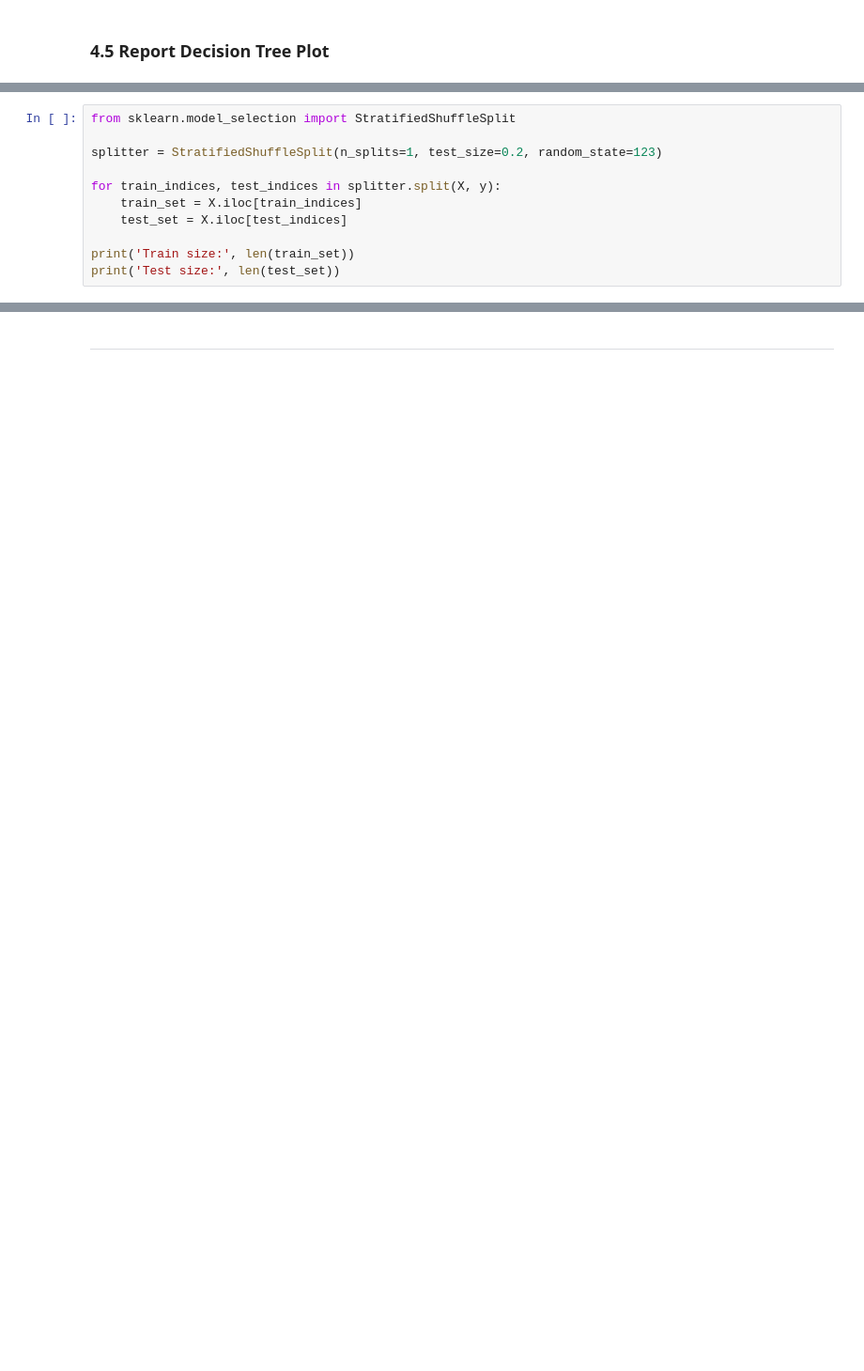
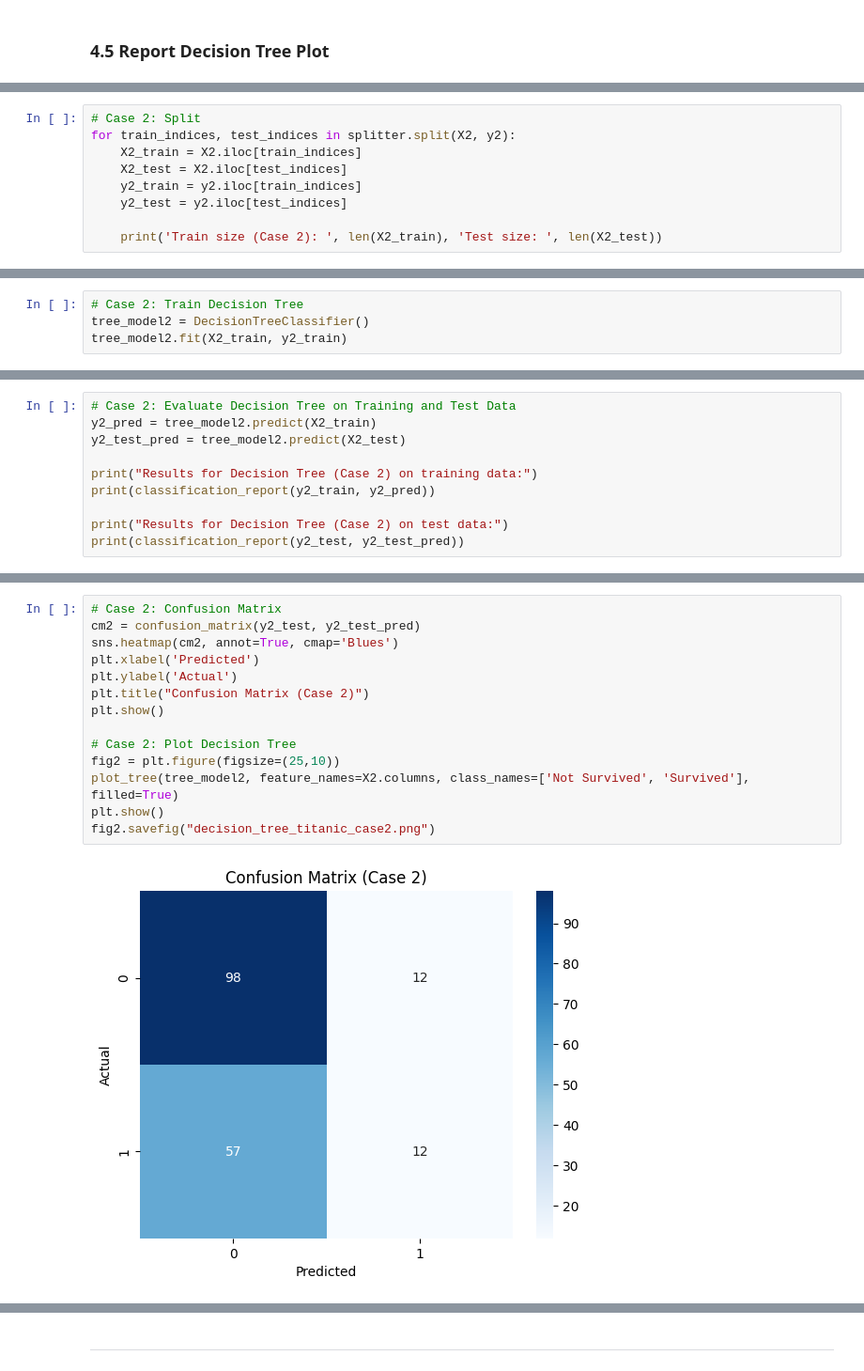
Before and after one commit to SchroderJ-pixel/applied-ml-justin, a Jupyter notebook: lab03/ml03_justin.ipynb, the cells around one changed output, grey strips where cells are left out. Shown at 94% size. Cells and saved outputs as stored; diff of their text form; blank space fills up the shorter version.

```diff
--- a/lab03/ml03_justin.ipynb
+++ b/lab03/ml03_justin.ipynb
@@ -206,12 +195,10 @@ Test size: 179
 # %%
-from sklearn.model_selection import StratifiedShuffleSplit
+# Case 2: Split
+for train_indices, test_indices in splitter.split(X2, y2):
+    X2_train = X2.iloc[train_indices]
+    X2_test = X2.iloc[test_indices]
+    y2_train = y2.iloc[train_indices]
+    y2_test = y2.iloc[test_indices]
 
-splitter = StratifiedShuffleSplit(n_splits=1, test_size=0.2, random_state=123)
-
-for train_indices, test_indices in splitter.split(X, y):
-    train_set = X.iloc[train_indices]
-    test_set = X.iloc[test_indices]
-
-print('Train size:', len(train_set))
-print('Test size:', len(test_set))
+    print('Train size (Case 2): ', len(X2_train), 'Test size: ', len(X2_test))
 # %% [output]
@@ -255,0 +206,4 @@ Name: proportion, dtype: float64
+# %%
+# Case 2: Train Decision Tree
+tree_model2 = DecisionTreeClassifier()
+tree_model2.fit(X2_train, y2_train)
@@ -255,0 +212,10 @@ Name: proportion, dtype: float64
+# %%
+# Case 2: Evaluate Decision Tree on Training and Test Data
+y2_pred = tree_model2.predict(X2_train)
+y2_test_pred = tree_model2.predict(X2_test)
+
+print("Results for Decision Tree (Case 2) on training data:")
+print(classification_report(y2_train, y2_pred))
+
+print("Results for Decision Tree (Case 2) on test data:")
+print(classification_report(y2_test, y2_test_pred))
@@ -255,0 +242,16 @@ Name: proportion, dtype: float64
+# %%
+# Case 2: Confusion Matrix
+cm2 = confusion_matrix(y2_test, y2_test_pred)
+sns.heatmap(cm2, annot=True, cmap='Blues')
+plt.xlabel('Predicted')
+plt.ylabel('Actual')
+plt.title("Confusion Matrix (Case 2)")
+plt.show()
+
+# Case 2: Plot Decision Tree
+fig2 = plt.figure(figsize=(25,10))
+plot_tree(tree_model2, feature_names=X2.columns, class_names=['Not Survived', 'Survived'], filled=True)
+plt.show()
+fig2.savefig("decision_tree_titanic_case2.png")
+# %% [output]
+[figure, added]
```
Also changed, not shown: parts of 42 cells of this notebook, 3 other files.
